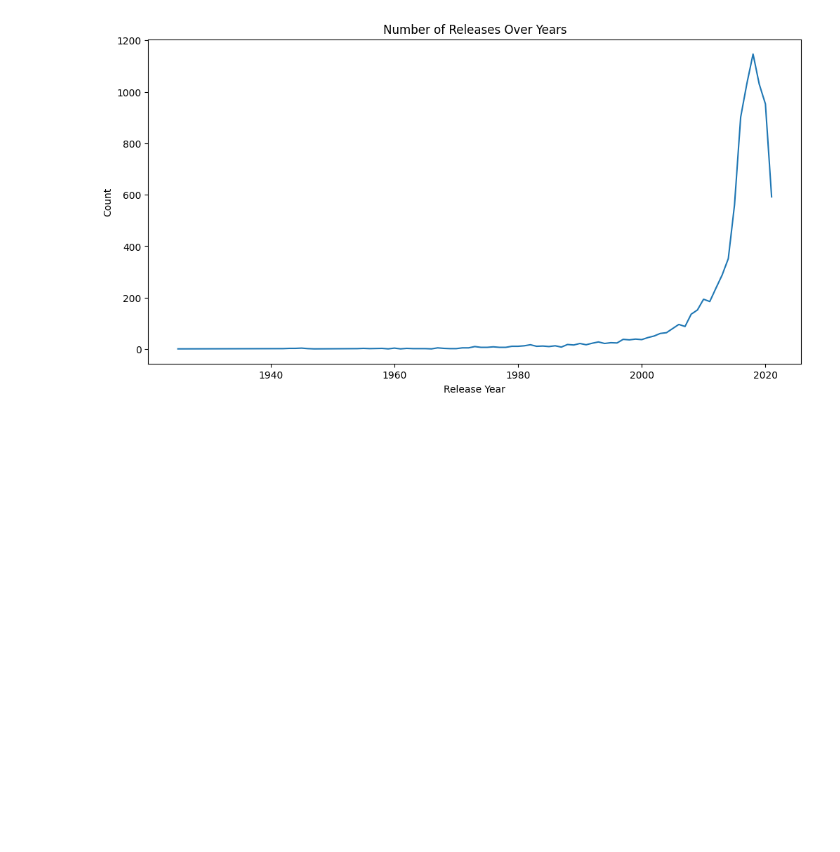
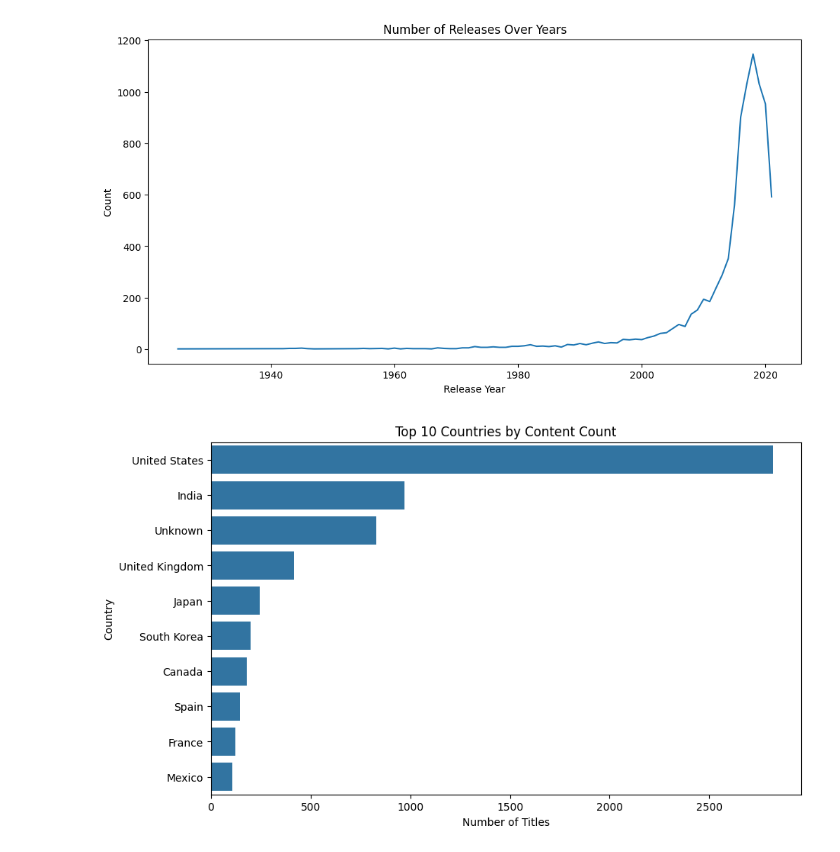
Before and after one commit to abshwabu/netflix_shows, a Jupyter notebook: app.ipynb, the cells around one changed output. Saved outputs shown, nothing was run; the diff lists cells and outputs as text; code cells hidden in the pictures; blank space fills up the shorter version.

Commit message:
Country-wise Content Distribution

```diff
--- a/app.ipynb
+++ b/app.ipynb
@@ -94,3 +94,17 @@ plt.ylabel('Count')
 plt.show()
 # %% [output]
 [figure]
+# %%
+# Fill missing country values before proceeding if not done already
+df['country'].fillna('Unknown', inplace=True)
+
+# Plot the top 10 countries by content count
+top_countries = df['country'].value_counts().head(10)
+plt.figure(figsize=(10, 6))
+sns.barplot(y=top_countries.index, x=top_countries.values)
+plt.title('Top 10 Countries by Content Count')
+plt.xlabel('Number of Titles')
+plt.ylabel('Country')
+plt.show()
+# %% [output]
+[figure, added]
```
